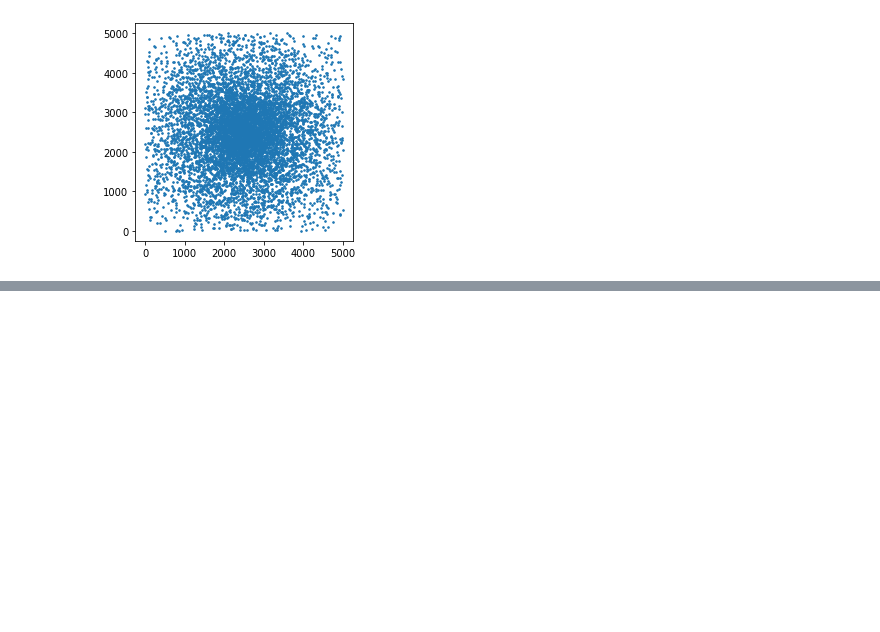
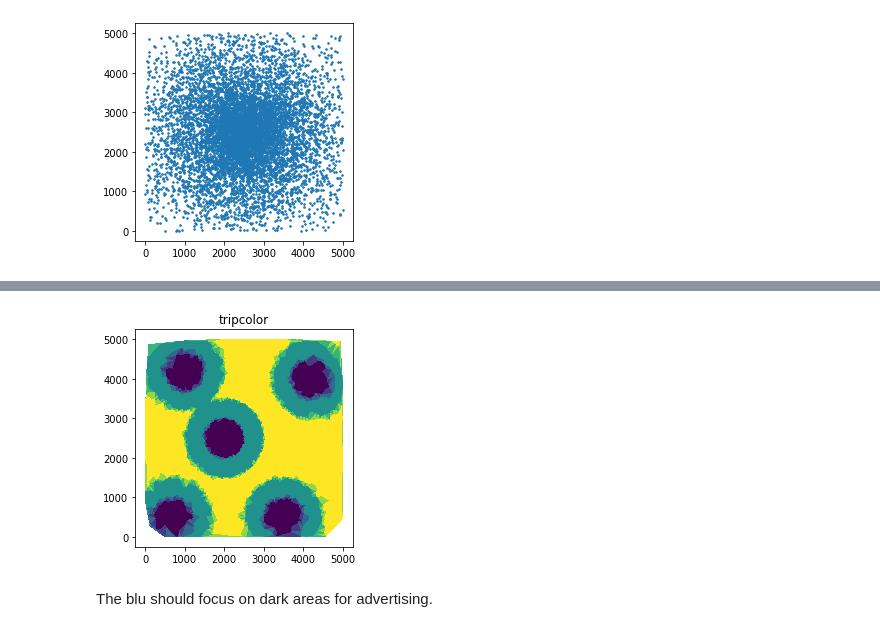
Before and after one commit to sshmo/Data_Science_Mini_Project, a Jupyter notebook: blu Marketing/blu Marketing.ipynb, the cells around one changed output, grey strips where cells are left out. Cells and saved outputs as stored; diff of their text form; code cells hidden in the pictures; blank space fills up the shorter version.

```diff
--- a/blu Marketing/blu Marketing.ipynb
+++ b/blu Marketing/blu Marketing.ipynb
@@ -44,0 +47,35 @@ plt.draw()
+# %%
+def distanc(x1, x2, y1, y2):
+    return ((x2 - x1)**2 +(y2 - y1)**2)**0.5
+
+A = [2000, 2500]
+B = [4200, 4000]
+C = [3500, 500]
+D = [1000, 4200]
+E = [700, 500]
+
+samples_z = []
+for i in range(0, 8000):
+    min_distance = min(
+                        distanc(A[0], samples_x[i], A[1], samples_y[i]),
+                        distanc(B[0], samples_x[i], B[1], samples_y[i]),
+                        distanc(C[0], samples_x[i], C[1], samples_y[i]),
+                        distanc(D[0], samples_x[i], D[1], samples_y[i]),
+                        distanc(E[0], samples_x[i], E[1], samples_y[i]),
+                      )
+    if min_distance < 500:
+        samples_z.append(1)
+    elif min_distance < 1000:
+        samples_z.append(3)
+    else:
+        samples_z.append(5)
+
+fig, ax=plt.subplots(ncols=1)
+ax.set_title("tripcolor")
+ax.tripcolor(samples_x, samples_y, samples_z)
+plt.gca().set_aspect('equal', adjustable='box')
+plt.show()
+# %% [output]
+[figure, added]
+# %% [markdown]
+The blu should focus on dark areas for advertising.
```
Also changed, not shown: parts of 1 cell of this notebook.
